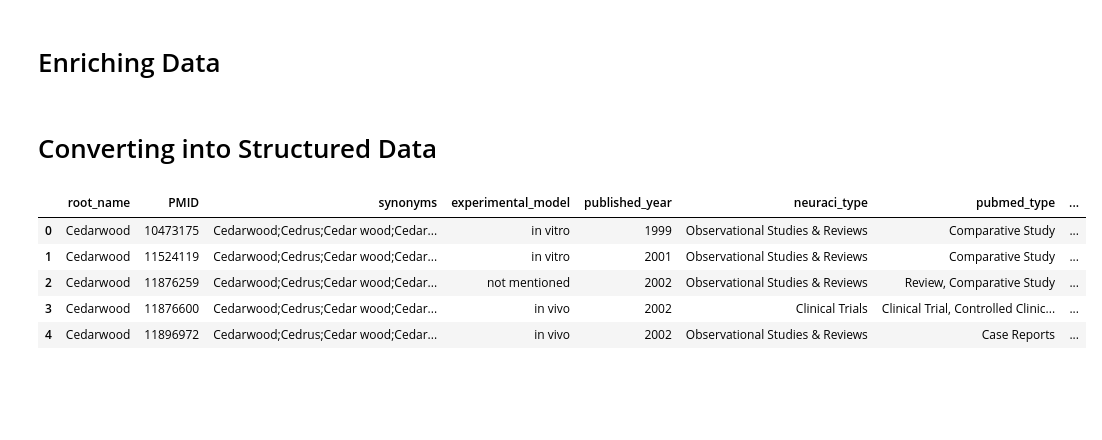
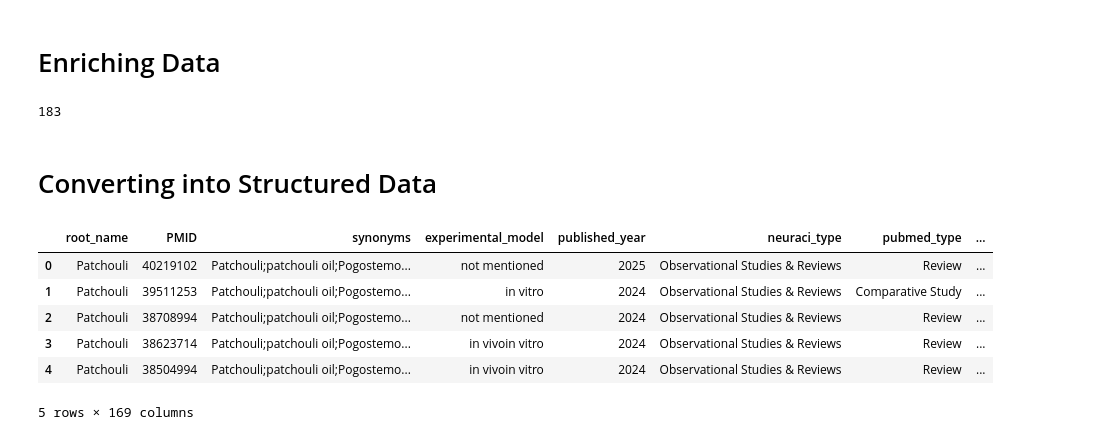
Before and after one commit to wisdomsquaretech/neuraciai, a Jupyter notebook: Entrez_main.ipynb, the cells around one changed output. Saved outputs shown, nothing was run; the diff lists cells and outputs as text; code cells hidden in the pictures; blank space fills up the shorter version.

```diff
--- a/Entrez_main.ipynb
+++ b/Entrez_main.ipynb
@@ -101,11 +111,11 @@ synonyms_df.head()
 # %%
-df_merged = df.merge(
-    synonyms_df[['Ingredient', 'Synonyms']],  # only the columns we need
-    left_on='Root Name',               # key in df
-    right_on='Ingredient',             # key in synonyms_df
-    how='left'                         # keep all rows from df
-)
+# df_merged = df.merge(
+#     synonyms_df[['Ingredient', 'Synonyms']],  # only the columns we need
+#     left_on='Root Name',               # key in df
+#     right_on='Ingredient',             # key in synonyms_df
+#     how='left'                         # keep all rows from df
+# )
 
-# Drop duplicate 'Ingredient' column
-df = df_merged.drop(columns=['Ingredient'])
-df.head()
+# # Drop duplicate 'Ingredient' column
+# df = df_merged.drop(columns=['Ingredient'])
+# df.head()
@@ -173 +158,3 @@ ingredients = ["Cedarwood","Marjoram","cardamom"]
+# %%
+ingredients = ["Patchouli","Sandalwood","Ylang Ylang"]
 # %%
@@ -200,9 +187,9 @@ none_pmids = [
 # %%
-from UPDATED_meta_data_generation import process_pmids
+from meta_data_generation import process_pmids
 
 #ingredient_df = df[df['Root Name'].isin([39069654])]
-ingredient_df = df[df['Root Name'].isin(ingredients)][:5]
+ingredient_df = df[df['Root Name'].isin(ingredients)]
 #ingredient_df = df[(df['Root Name'].isin(ingredients)) & (df['NeuraciType'] == 'Clinical Trials')]
 #ingredient_df = df[(df['Root Name'].isin(ingredients)) & (df['PMID'].isin([10205628, 138507, 15244513, 15453700,39069654]))]
-process_pmids(ingredient_df['Root Name'],ingredient_df['Synonyms'],ingredient_df['PMID'], ingredient_df['PubMedType'],output_file="output/test_10|17.json")
+process_pmids(ingredient_df['Root Name'],ingredient_df['Synonyms'],ingredient_df['PMID'], ingredient_df['PubMedType'],output_file="output/test_10|31.json")
 # %% [output]
@@ -272,7 +226,7 @@ ingredient_df_lookup = ingredient_df.set_index(["PMID",'Root Name'])[["Publicati
 
 
 # Read JSON file
-with open("output/test_10|17.json", "r", encoding="utf-8") as f:
+with open("output/test_10|31.json", "r", encoding="utf-8") as f:
     json_list = json.load(f)
 
 # Add attributes
@@ -288,10 +242,13 @@ for record in json_list:
         record["metadata"]["neuraci_type"] = lookup_data["NeuraciType"]
         #record["metadata"]["synonyms"] = lookup_data["Synonyms"]
         record["metadata"]["url"] = lookup_data["PubMed URL"]
-
 # Save JSON file
-with open("output/test_enriched_10|17.json", "w", encoding="utf-8") as f:
+with open("output/test_enriched_10|31.json", "w", encoding="utf-8") as f:
     json.dump(json_list, f, indent=2, ensure_ascii=False)
+# %%
+print(len(json_list))
+# %% [output]
+183
 # %% [markdown]
 # Converting into Structured Data
 # %%
@@ -339,38 +296,39 @@ for rec in records:
         "mechanism": ";".join(meta.get("mechanism", [])),
         "usage": ";".join(meta.get("usage", [])),
         "location":meta.get("location"),
         "conclusion":meta.get("conclusion"),
         "url": meta.get("url", []),
     }
 
     # --- Expand interventions ---
     for i, iv in enumerate(meta.get("interventions", []), start=1):
         row[f"intervention{i}_ingredient"] = iv.get("ingredient")
         row[f"intervention{i}_daily_dosage"] = iv.get("daily_dosage")
         row[f"intervention{i}_units"] = iv.get("units")
         row[f"intervention{i}_original_text"] = iv.get("original_text")
 
     # --- Expand outcomes ---
     for j, oc in enumerate(meta.get("outcomes", []), start=1):
         row[f"outcome{j}_name"] = oc.get("name")
         row[f"outcome{j}_domain"] = oc.get("domain")
         row[f"outcome{j}_type"] = oc.get("type")
         row[f"outcome{j}_result"] = oc.get("result")
 
     rows.append(row)
 
 # --- Step 3: Convert to DataFrame ---
 output_df = pd.DataFrame(rows)
 
 # --- Step 4: Save to CSV ---
-output_df.to_csv("output/test_10|15.csv", index=False)
+output_df.to_csv("output/test_10|31.csv", index=False)
 output_df.head()
 # %% [output]
 |  | root_name | PMID | synonyms | experimental_model | published_year | neuraci_type | pubmed_type | ... |
-| 0 | Cedarwood | 10473175 | Cedarwood;Cedrus;Cedar wood;Cedar... | in vitro | 1999 | Observational Studies & Reviews | Comparative Study | ... |
-| 1 | Cedarwood | 11524119 | Cedarwood;Cedrus;Cedar wood;Cedar... | in vitro | 2001 | Observational Studies & Reviews | Comparative Study | ... |
-| 2 | Cedarwood | 11876259 | Cedarwood;Cedrus;Cedar wood;Cedar... | not mentioned | 2002 | Observational Studies & Reviews | Review, Comparative Study | ... |
-| 3 | Cedarwood | 11876600 | Cedarwood;Cedrus;Cedar wood;Cedar... | in vivo | 2002 | Clinical Trials | Clinical Trial, Controlled Clinic... | ... |
-| 4 | Cedarwood | 11896972 | Cedarwood;Cedrus;Cedar wood;Cedar... | in vivo | 2002 | Observational Studies & Reviews | Case Reports | ... |
+| 0 | Patchouli | 40219102 | Patchouli;patchouli oil;Pogostemo... | not mentioned | 2025 | Observational Studies & Reviews | Review | ... |
+| 1 | Patchouli | 39511253 | Patchouli;patchouli oil;Pogostemo... | in vitro | 2024 | Observational Studies & Reviews | Comparative Study | ... |
+| 2 | Patchouli | 38708994 | Patchouli;patchouli oil;Pogostemo... | not mentioned | 2024 | Observational Studies & Reviews | Review | ... |
+| 3 | Patchouli | 38623714 | Patchouli;patchouli oil;Pogostemo... | in vivoin vitro | 2024 | Observational Studies & Reviews | Review | ... |
+| 4 | Patchouli | 38504994 | Patchouli;patchouli oil;Pogostemo... | in vivoin vitro | 2024 | Observational Studies & Reviews | Review | ... |
+5 rows × 169 columns
 # %%
 pd.set_option('display.max_columns', None)
```
Also changed, not shown: parts of 10 cells of this notebook, 5 other files.
